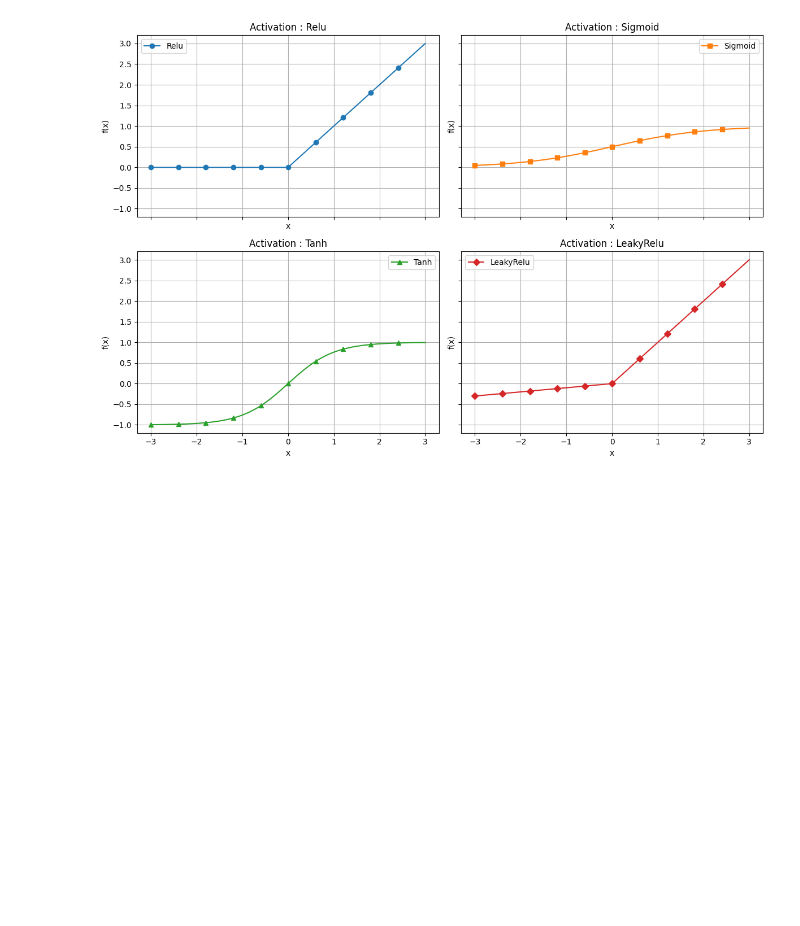
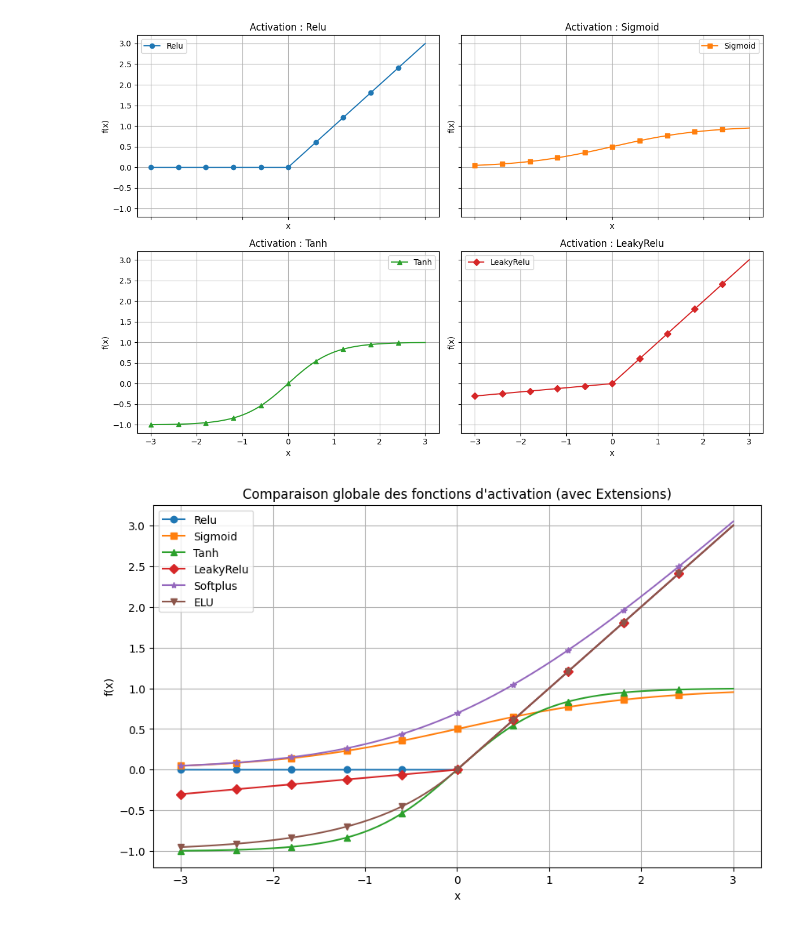
Before and after one commit to Mochatr/python_for_AI, a Jupyter notebook: TP_Activation.ipynb, the cells around one changed output. Saved outputs shown, nothing was run; the diff lists cells and outputs as text; code cells hidden in the pictures; blank space fills up the shorter version.

Commit message:
Ajout des fonctions supplémentaires et les images des figures restituées

```diff
--- a/TP_Activation.ipynb
+++ b/TP_Activation.ipynb
@@ -83,3 +83,37 @@ plt.tight_layout()
 plt.show()
 # %% [output]
 [figure]
+# %%
+# Ajout des des fonctions supplémentaires
+activations["Softplus"] = np.log(1 + np.exp(x))
+activations["ELU"] = np.where(x > 0, x, 1.0 * (np.exp(x) - 1))
+
+# Ajout des nouvelles couleurs
+couleurs["Softplus"] = "tab:purple"
+couleurs["ELU"] = "tab:brown"
+
+# Ajout des nouveaux marqueurs
+marques["Softplus"] = "*"  # étoile
+marques["ELU"] = "v"       # triangle bas
+# %%
+plt.figure(figsize=(10, 6))
+
+for nom, y in activations.items():
+    plt.plot(x, y,
+             label=nom,
+             color=couleurs[nom],
+             marker=marques[nom],
+             markersize=6,
+             markevery=60)
+
+plt.title("Comparaison globale des fonctions d'activation (avec Extensions)")
+plt.xlabel("x")
+plt.ylabel("f(x)")
+plt.grid(True)
+plt.legend()
+
+# Sauvegarde de la figure avec une résolution de 300 dpi
+plt.savefig("activations_all_extension.png", dpi=300)
+plt.show()
+# %% [output]
+[figure, added]
```
Also changed, not shown: parts of 3 cells of this notebook, 4 other files.
